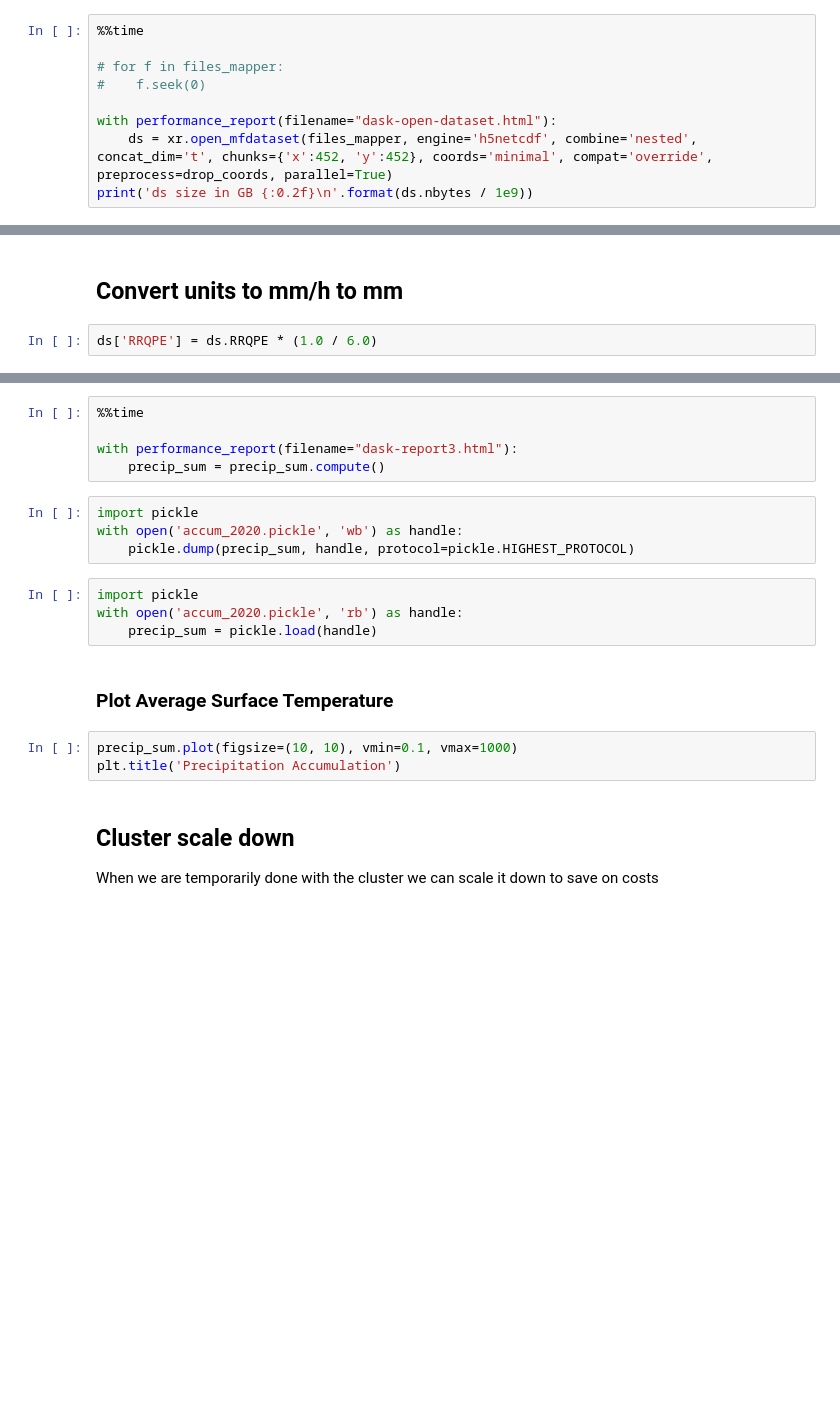
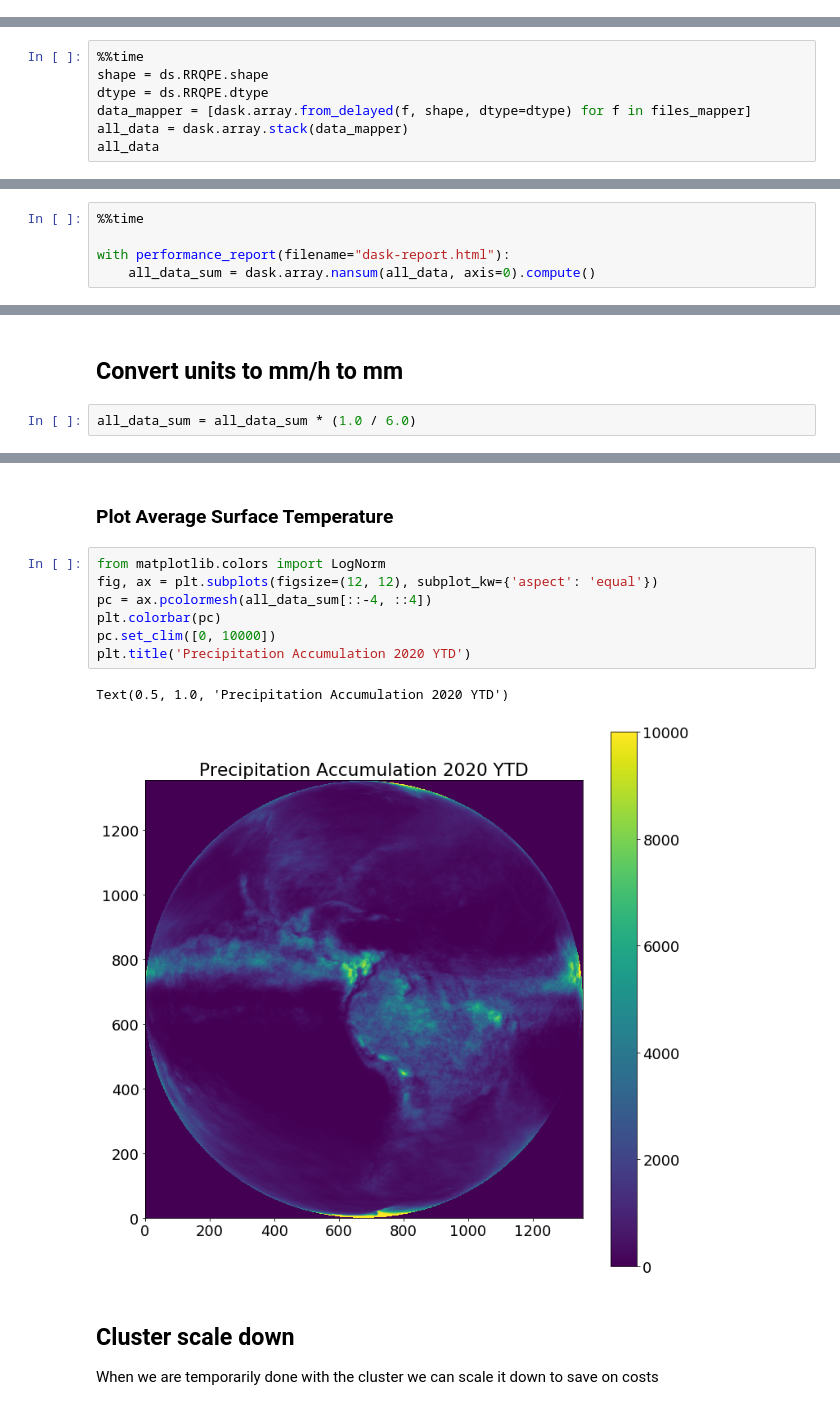
Before and after one commit to zflamig/dask-era5, a Jupyter notebook: notebook/goes16_dask.ipynb, the cells around one changed output, grey strips where cells are left out. Drawn from its saved outputs; the diff is of its cells as text; blank space fills up the shorter version.

```diff
--- a/notebook/goes16_dask.ipynb
+++ b/notebook/goes16_dask.ipynb
@@ -93,9 +107,0 @@ def drop_coords(ds):
-# %%
-%%time
-
-# for f in files_mapper:
-#    f.seek(0)
-
-with performance_report(filename="dask-open-dataset.html"):
-    ds = xr.open_mfdataset(files_mapper, engine='h5netcdf', combine='nested', concat_dim='t', chunks={'x':452, 'y':452}, coords='minimal', compat='override', preprocess=drop_coords, parallel=True)
-print('ds size in GB {:0.2f}\n'.format(ds.nbytes / 1e9))
@@ -111,0 +108,7 @@ The `ds.info` output above shows us that there are four dimensions to the data:
+# %%
+%%time
+shape = ds.RRQPE.shape
+dtype = ds.RRQPE.dtype
+data_mapper = [dask.array.from_delayed(f, shape, dtype=dtype) for f in files_mapper]
+all_data = dask.array.stack(data_mapper)
+all_data
@@ -111,0 +119,5 @@ The `ds.info` output above shows us that there are four dimensions to the data:
+# %%
+%%time
+
+with performance_report(filename="dask-report.html"):
+    all_data_sum = dask.array.nansum(all_data, axis=0).compute()
@@ -112,4 +127,4 @@ The `ds.info` output above shows us that there are four dimensions to the data:
 # %% [markdown]
 ## Convert units to mm/h to mm
 # %%
-ds['RRQPE'] = ds.RRQPE * (1.0 / 6.0)
+all_data_sum = all_data_sum * (1.0 / 6.0)
@@ -123,21 +131,15 @@ The expressions above didn’t actually compute anything. They just build the da
-# %%
-%%time
-
-with performance_report(filename="dask-report3.html"):
-    precip_sum = precip_sum.compute()
-# %%
-import pickle
-with open('accum_2020.pickle', 'wb') as handle:
-    pickle.dump(precip_sum, handle, protocol=pickle.HIGHEST_PROTOCOL)
-# %%
-import pickle
-with open('accum_2020.pickle', 'rb') as handle:
-    precip_sum = pickle.load(handle)
 # %% [markdown]
 ### Plot Average Surface Temperature
-# %%
-precip_sum.plot(figsize=(10, 10), vmin=0.1, vmax=1000)
-plt.title('Precipitation Accumulation')
+# %%
+from matplotlib.colors import LogNorm
+fig, ax = plt.subplots(figsize=(12, 12), subplot_kw={'aspect': 'equal'})
+pc = ax.pcolormesh(all_data_sum[::-4, ::4])
+plt.colorbar(pc)
+pc.set_clim([0, 10000])
+plt.title('Precipitation Accumulation 2020 YTD')
+# %% [output]
+Text(0.5, 1.0, 'Precipitation Accumulation 2020 YTD')
+[figure, added]
 # %% [markdown]
 ## Cluster scale down
 
```
Also changed, not shown: parts of 15 cells of this notebook.
